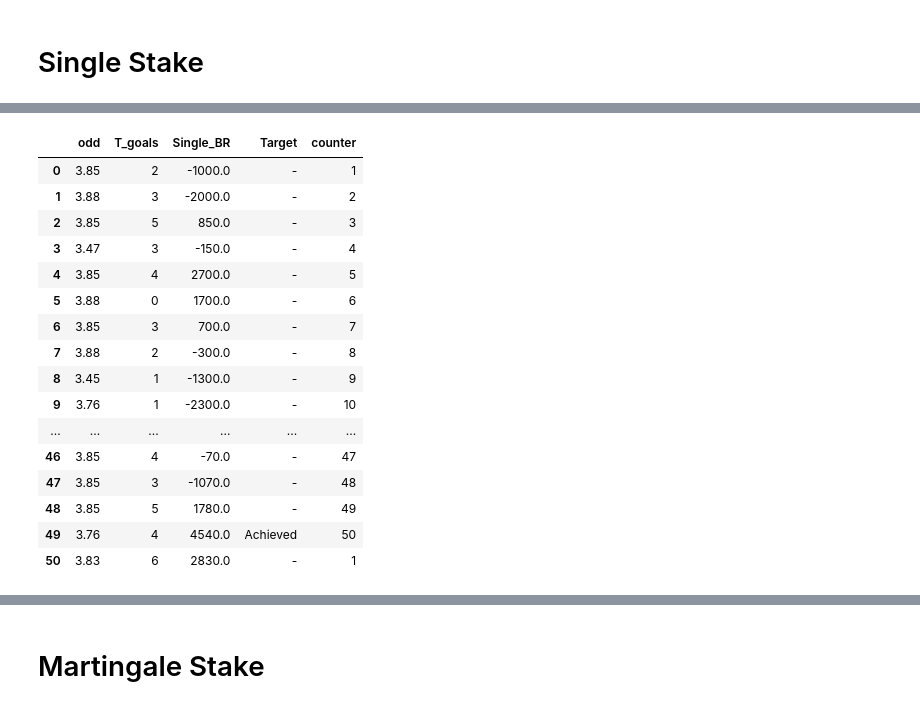
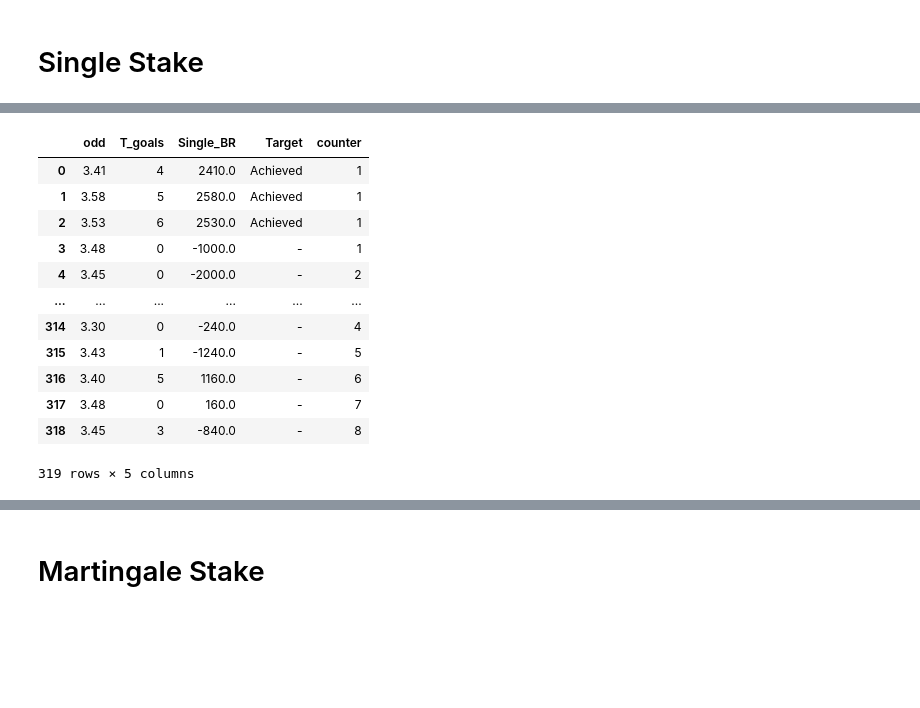
Before and after one commit to CJay-Cipher/virtual_football_league_predictor, a Jupyter notebook: strategy_analyzer.ipynb, the cells around one changed output, grey strips where cells are left out. Cells and saved outputs as stored; diff of their text form; code cells hidden in the pictures; blank space fills up the shorter version.

```diff
--- a/strategy_analyzer.ipynb
+++ b/strategy_analyzer.ipynb
@@ -23,7 +23,7 @@ import numpy as np
 
 # data 5 is baddest and 9 is largest
 
-df = pd.read_csv("odds_datas/test_6_odds_data.csv") # odds_data
+df = pd.read_csv("odds_datas/test_2_odds_data.csv") # odds_data
 
 check_list = []
 odd_list = []
@@ -34,7 +34,7 @@ for _, row in df.iterrows():
         sorted_odds = sorted(check_list, key=lambda x: x[2], reverse=True)
         all_odds = [x[2] for x in sorted_odds]
         for odd in sorted_odds:
-            if all_odds.count(odd[2]) == 1:
+            if all_odds.count(odd[2]) == 1 and odd[2] != max(all_odds):
                 odd_list.append(odd)
                 break
         check_list = []
@@ -46,5 +46,6 @@ print("Total Stake: ", len(new_df))
 
 print("Mean Odd:", np.mean(new_df["odd"]))
 new_df["T_goals"] = new_df["H_score"] + new_df["A_score"]
+# new_df = new_df[new_df["odd"] >= 3.40]
 new_df
 # %% [output]
@@ -71,24 +68,19 @@ Mean Odd: 3.754509803921569
 # Single Stake
 # %%
 bankroll = 100000
-# loss_amount = 3700
-highest_loss_prtg = 15
+highest_loss_prtg = 5
 highest_loss = -(int((highest_loss_prtg * bankroll) / 100))
 print("Highest Loss:", highest_loss)
-# print("Highest Loss :", highest_loss)
-
-# single_target_prtg = 1
-# single_target = int((single_target_prtg * bankroll) / 100)
-# print("Single Target -", single_target)
 
 single_stake_prtg = 1
 single_stake = int((single_stake_prtg * bankroll) / 100)
 print("Single Target -", single_stake)
 
-total_target_prtg = 3
+total_target_prtg = 2
 total_target = int((total_target_prtg * bankroll) / 100)
 print("Total Target -", total_target, "\n")
 
+roll_over_times = 3
 total_bankroll = 0
 restart = False
 bank_roll_list = []
@@ -98,7 +90,7 @@ for i, row in df_new.iterrows():
     if restart == True:
         total_bankroll = 0
     if row["T_goals"] > 3:
-        if loss_count < 5:
+        if loss_count < roll_over_times:
             total_bankroll += (row["odd"] - 1) * single_stake
             if total_bankroll >= total_target:
                 restart = True
@@ -107,11 +99,11 @@ for i, row in df_new.iterrows():
         loss_count = 0
     else:
         restart = False
-        if loss_count < 5:
+        if loss_count < roll_over_times:
             total_bankroll -= single_stake
             if total_bankroll <= highest_loss:
                 restart = True
-                loss_count += 6
+                loss_count += roll_over_times + 1
         loss_count += 1
     bank_roll_list.append(total_bankroll)
 
@@ -137,20 +129,16 @@ Total Target - 3000
 |  | odd | T_goals | Single_BR | Target | counter |
-| 0 | 3.85 | 2 | -1000.0 | - | 1 |
-| 1 | 3.88 | 3 | -2000.0 | - | 2 |
-| 2 | 3.85 | 5 | 850.0 | - | 3 |
-| 3 | 3.47 | 3 | -150.0 | - | 4 |
-| 4 | 3.85 | 4 | 2700.0 | - | 5 |
-| 5 | 3.88 | 0 | 1700.0 | - | 6 |
-| 6 | 3.85 | 3 | 700.0 | - | 7 |
-| 7 | 3.88 | 2 | -300.0 | - | 8 |
-| 8 | 3.45 | 1 | -1300.0 | - | 9 |
-| 9 | 3.76 | 1 | -2300.0 | - | 10 |
+| 0 | 3.41 | 4 | 2410.0 | Achieved | 1 |
+| 1 | 3.58 | 5 | 2580.0 | Achieved | 1 |
+| 2 | 3.53 | 6 | 2530.0 | Achieved | 1 |
+| 3 | 3.48 | 0 | -1000.0 | - | 1 |
+| 4 | 3.45 | 0 | -2000.0 | - | 2 |
 | ... | ... | ... | ... | ... | ... |
-| 46 | 3.85 | 4 | -70.0 | - | 47 |
-| 47 | 3.85 | 3 | -1070.0 | - | 48 |
-| 48 | 3.85 | 5 | 1780.0 | - | 49 |
-| 49 | 3.76 | 4 | 4540.0 | Achieved | 50 |
-| 50 | 3.83 | 6 | 2830.0 | - | 1 |
+| 314 | 3.30 | 0 | -240.0 | - | 4 |
+| 315 | 3.43 | 1 | -1240.0 | - | 5 |
+| 316 | 3.40 | 5 | 1160.0 | - | 6 |
+| 317 | 3.48 | 0 | 160.0 | - | 7 |
+| 318 | 3.45 | 3 | -840.0 | - | 8 |
+319 rows × 5 columns
 # %%
 targe_count = df_new[df_new["Target"] == "Achieved"]
 print("Total Target Won:", len(targe_count))
```
Also changed, not shown: parts of 15 cells of this notebook, 6 other files.
